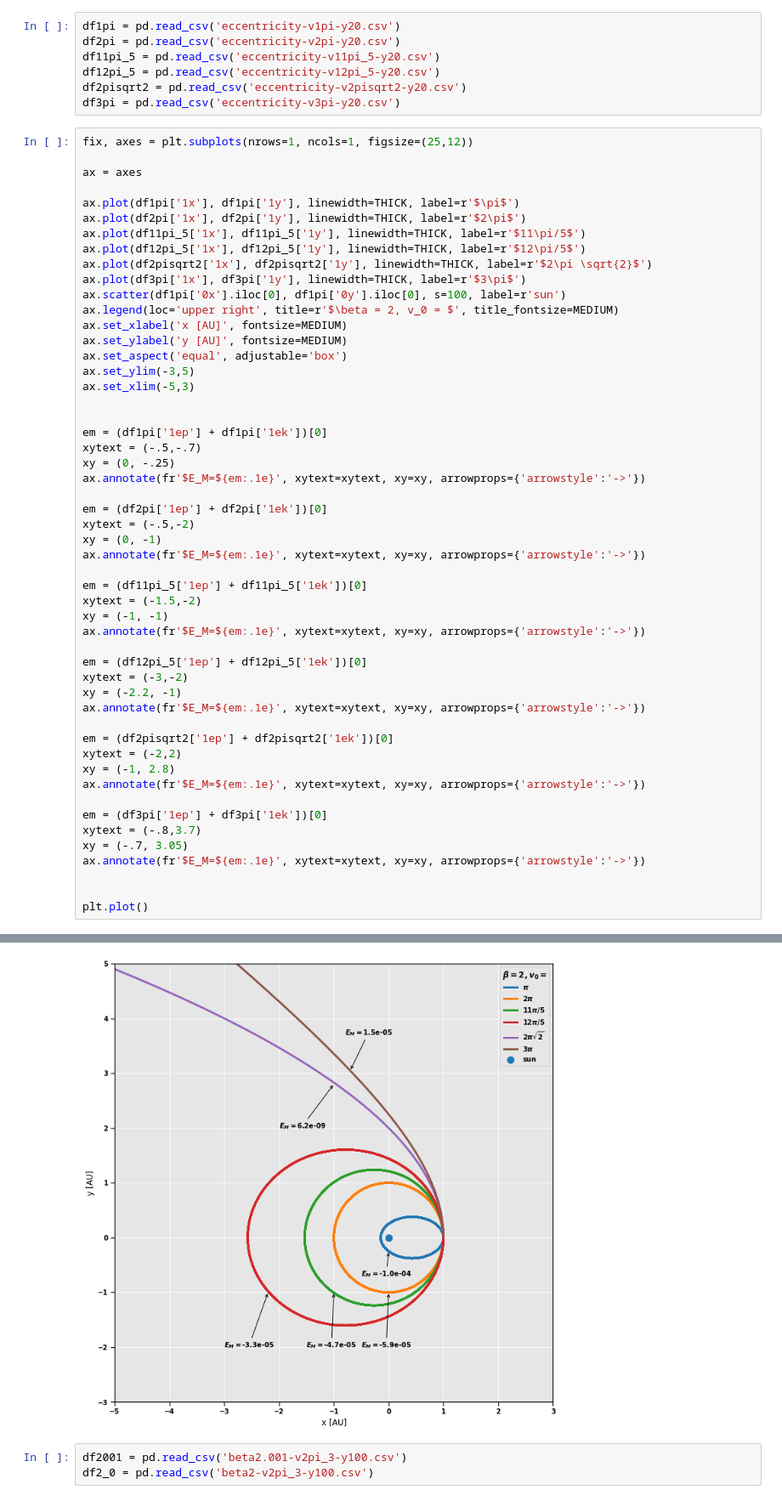
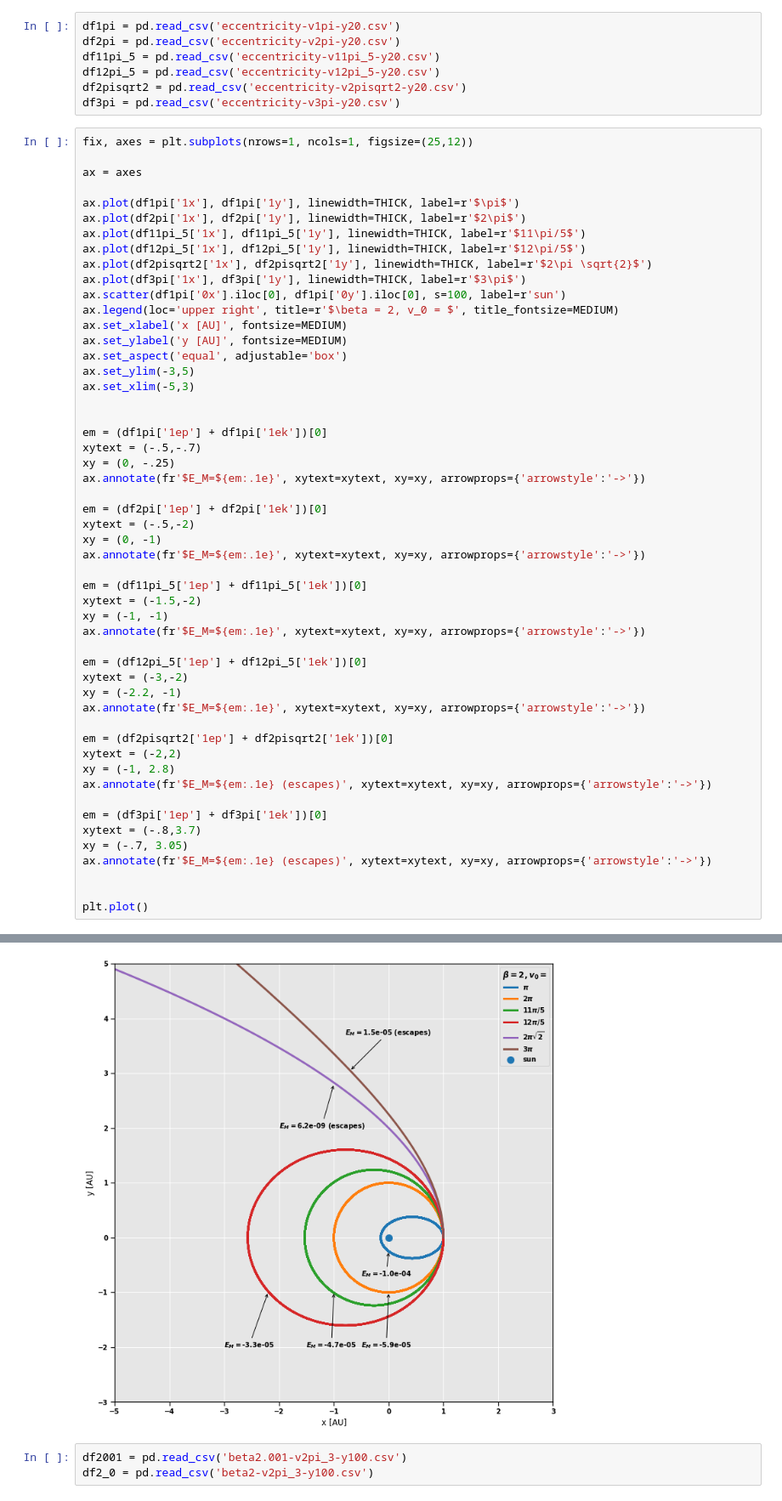
Before and after one commit to fonstelien/FYS4150, a Jupyter notebook: project3/results/project3.ipynb, the cells around one changed output, grey strips where cells are left out. Shown at 85% size. Saved outputs shown, nothing was run; the diff lists cells and outputs as text.

```diff
--- a/project3/results/project3.ipynb
+++ b/project3/results/project3.ipynb
@@ -584,36 +582,36 @@ xytext = (-.5,-.7)
 xy = (0, -.25)
 ax.annotate(fr'$E_M=${em:.1e}', xytext=xytext, xy=xy, arrowprops={'arrowstyle':'->'})
 
 em = (df2pi['1ep'] + df2pi['1ek'])[0]
 xytext = (-.5,-2)
 xy = (0, -1)
 ax.annotate(fr'$E_M=${em:.1e}', xytext=xytext, xy=xy, arrowprops={'arrowstyle':'->'})
 
 em = (df11pi_5['1ep'] + df11pi_5['1ek'])[0]
 xytext = (-1.5,-2)
 xy = (-1, -1)
 ax.annotate(fr'$E_M=${em:.1e}', xytext=xytext, xy=xy, arrowprops={'arrowstyle':'->'})
 
 em = (df12pi_5['1ep'] + df12pi_5['1ek'])[0]
 xytext = (-3,-2)
 xy = (-2.2, -1)
 ax.annotate(fr'$E_M=${em:.1e}', xytext=xytext, xy=xy, arrowprops={'arrowstyle':'->'})
 
 em = (df2pisqrt2['1ep'] + df2pisqrt2['1ek'])[0]
 xytext = (-2,2)
 xy = (-1, 2.8)
-ax.annotate(fr'$E_M=${em:.1e}', xytext=xytext, xy=xy, arrowprops={'arrowstyle':'->'})
+ax.annotate(fr'$E_M=${em:.1e} (escapes)', xytext=xytext, xy=xy, arrowprops={'arrowstyle':'->'})
 
 em = (df3pi['1ep'] + df3pi['1ek'])[0]
 xytext = (-.8,3.7)
 xy = (-.7, 3.05)
-ax.annotate(fr'$E_M=${em:.1e}', xytext=xytext, xy=xy, arrowprops={'arrowstyle':'->'})
+ax.annotate(fr'$E_M=${em:.1e} (escapes)', xytext=xytext, xy=xy, arrowprops={'arrowstyle':'->'})
 
 
 plt.plot()
 # %% [output]
 []
-[figure, old version]
+[figure, new version]
 # %%
 df2001 = pd.read_csv('beta2.001-v2pi_3-y100.csv')
 df2_0 = pd.read_csv('beta2-v2pi_3-y100.csv')
```
Also changed, not shown: parts of 6 cells of this notebook, 1 other file.
